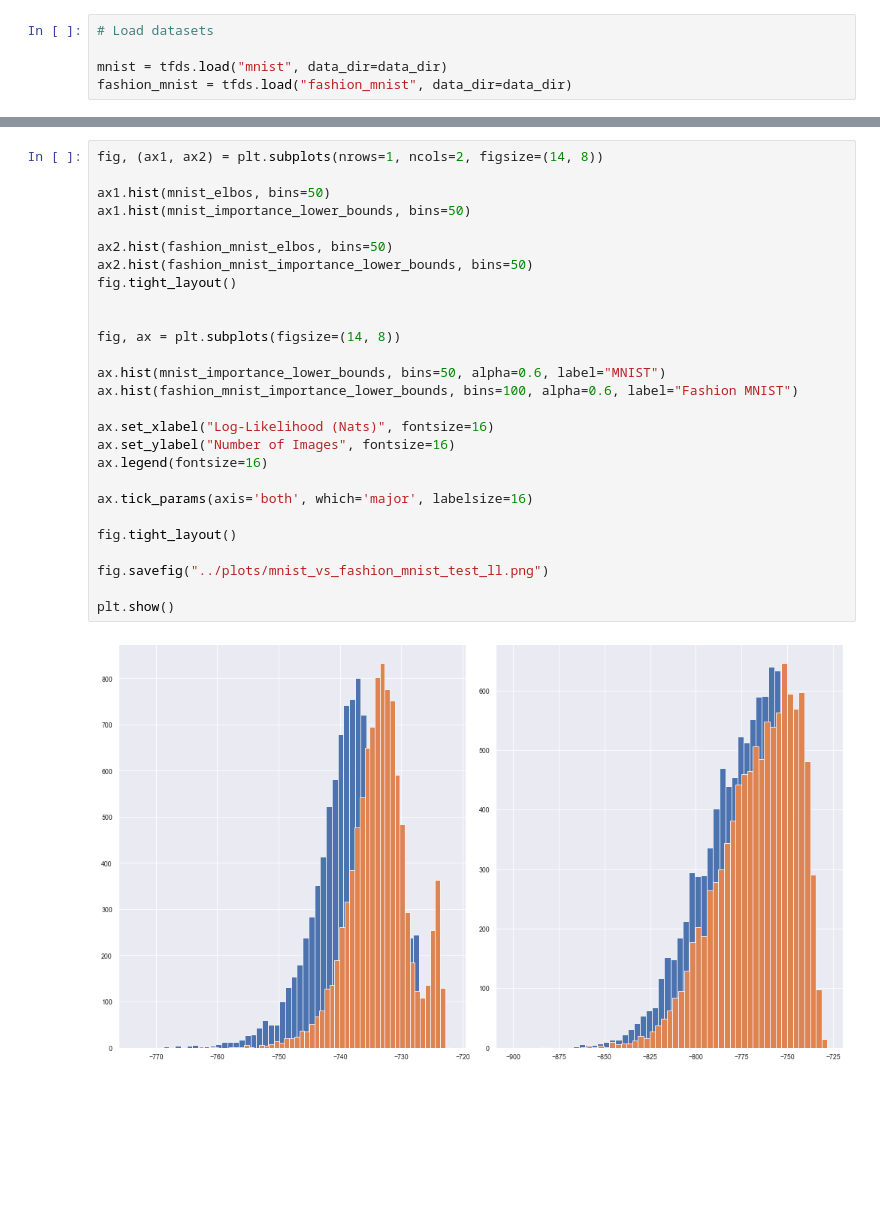
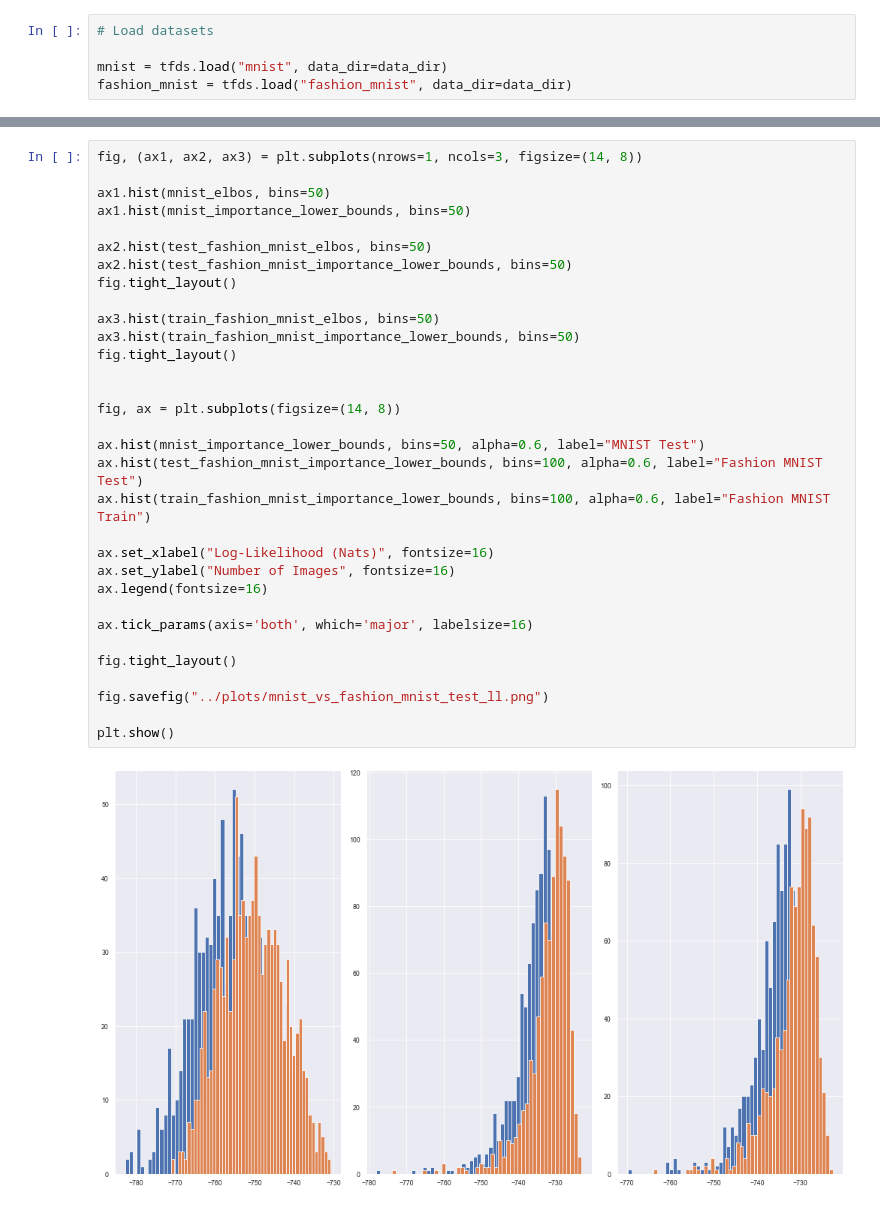
Before and after one commit to gergely-flamich/BVAE, a Jupyter notebook: notebooks/Log likelihood inspection.ipynb, the cells around one changed output, grey strips where cells are left out. Cells and saved outputs as stored; diff of their text form; blank space fills up the shorter version.

```diff
--- a/notebooks/Log likelihood inspection.ipynb
+++ b/notebooks/Log likelihood inspection.ipynb
@@ -100,29 +114,34 @@ for mnist_im, fashion_mnist_im in \
 # %%
-fig, (ax1, ax2) = plt.subplots(nrows=1, ncols=2, figsize=(14, 8))
+fig, (ax1, ax2, ax3) = plt.subplots(nrows=1, ncols=3, figsize=(14, 8))
 
 ax1.hist(mnist_elbos, bins=50)
 ax1.hist(mnist_importance_lower_bounds, bins=50)
 
-ax2.hist(fashion_mnist_elbos, bins=50)
-ax2.hist(fashion_mnist_importance_lower_bounds, bins=50)
+ax2.hist(test_fashion_mnist_elbos, bins=50)
+ax2.hist(test_fashion_mnist_importance_lower_bounds, bins=50)
+fig.tight_layout()
+
+ax3.hist(train_fashion_mnist_elbos, bins=50)
+ax3.hist(train_fashion_mnist_importance_lower_bounds, bins=50)
 fig.tight_layout()
 
 
 fig, ax = plt.subplots(figsize=(14, 8))
 
-ax.hist(mnist_importance_lower_bounds, bins=50, alpha=0.6, label="MNIST")
-ax.hist(fashion_mnist_importance_lower_bounds, bins=100, alpha=0.6, label="Fashion MNIST")
+ax.hist(mnist_importance_lower_bounds, bins=50, alpha=0.6, label="MNIST Test")
+ax.hist(test_fashion_mnist_importance_lower_bounds, bins=100, alpha=0.6, label="Fashion MNIST Test")
+ax.hist(train_fashion_mnist_importance_lower_bounds, bins=100, alpha=0.6, label="Fashion MNIST Train")
 
 ax.set_xlabel("Log-Likelihood (Nats)", fontsize=16)
 ax.set_ylabel("Number of Images", fontsize=16)
 ax.legend(fontsize=16)
 
 ax.tick_params(axis='both', which='major', labelsize=16)
 
 fig.tight_layout()
 
 fig.savefig("../plots/mnist_vs_fashion_mnist_test_ll.png")
 
 plt.show()
 # %% [output]
-[figure, old version]
+[figure, new version]
```
Also changed, not shown: parts of 6 cells of this notebook, 9 other files.
